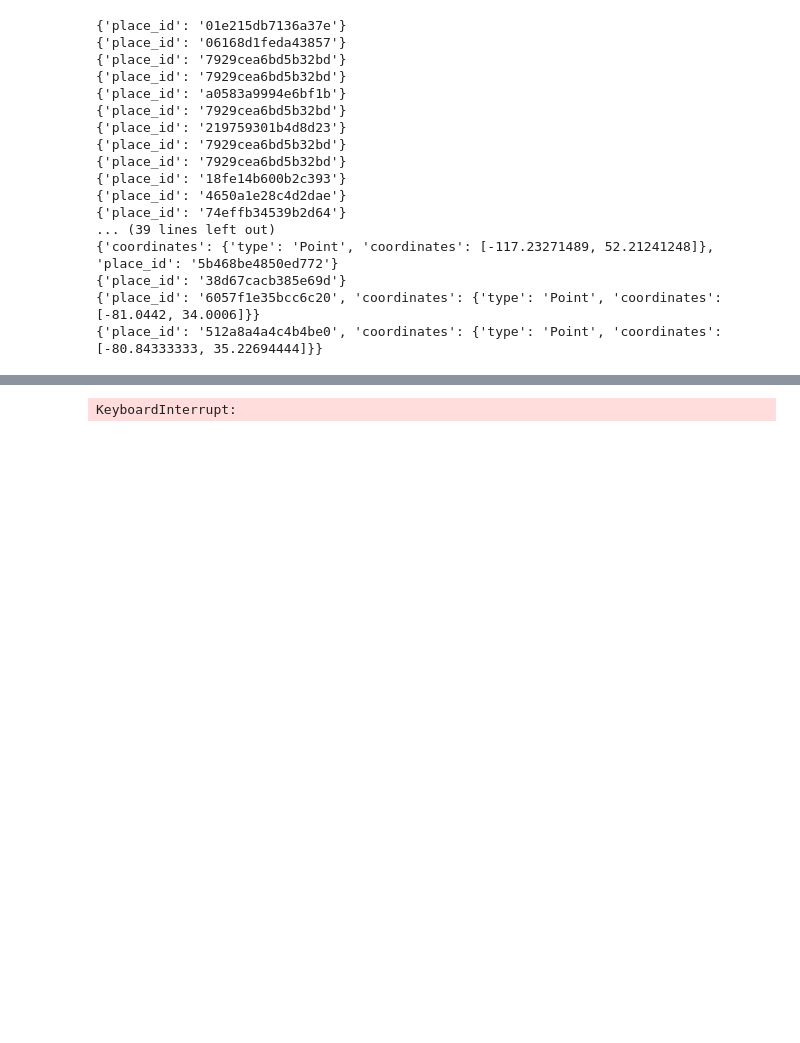
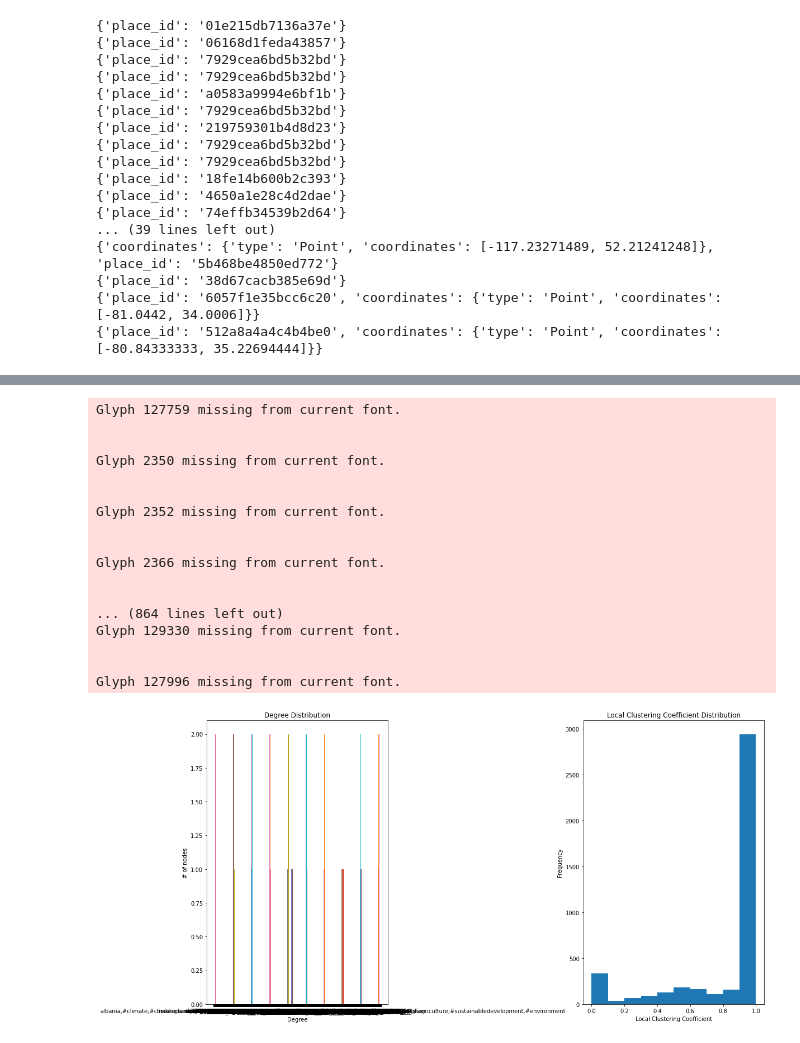
Before and after one commit to latolli/tweet-analysis, a Jupyter notebook: twitter_graphs.ipynb, the cells around one changed output, grey strips where cells are left out. Saved outputs shown, nothing was run; the diff lists cells and outputs as text; code cells hidden in the pictures; blank space fills up the shorter version.

```diff
--- a/twitter_graphs.ipynb
+++ b/twitter_graphs.ipynb
@@ -279,31 +207,42 @@ print(main_properties_dataframe)
 # %%
-# Plot the degree distribution and local clustering coeffisient distribution
-# degree_sequence = sorted((d for n, d in G.degree()), reverse=True)
-# local_clustering_sequence = sorted(nx.clustering(G).values(), reverse=True)
-# dmax = max(degree_sequence)
-# cmax = max(local_clustering_sequence)
-
 degree_sequence = sorted(G.degree(), key=lambda x: x[1], reverse=True)
 local_clustering_sequence = sorted(nx.clustering(G).values(), reverse=True)
 
 
 fig = plt.figure(figsize=(16, 8))
 ax1 = fig.add_subplot(121)
-ax1.hist(degree_sequence)
+ax1.hist(degree_sequence, label=None)
 ax1.set_title("Degree Distribution")
 ax1.set_xlabel("Degree")
 ax1.set_ylabel("# of nodes")
 
 ax2 = fig.add_subplot(122)
 ax2.hist(local_clustering_sequence)
 ax2.set_title("Local Clustering Coefficient Distribution")
 ax2.set_xlabel("Local Clustering Coefficient")
 ax2.set_ylabel("Frequency")
 
 plt.tight_layout()
 plt.show()
 # %% [output]
-KeyboardInterrupt:
+Glyph 127759 missing from current font.
+
+
+Glyph 2350 missing from current font.
+
+
+Glyph 2352 missing from current font.
+
+
+Glyph 2366 missing from current font.
+
+
+... (864 lines left out)
+Glyph 129330 missing from current font.
+
+
+Glyph 127996 missing from current font.
+[figure, added]
 # %%
 # label propagation algorithm for finding communities
 communities = nx.algorithms.community.label_propagation.label_propagation_communities(G)
```
Also changed, not shown: parts of 4 cells of this notebook.
